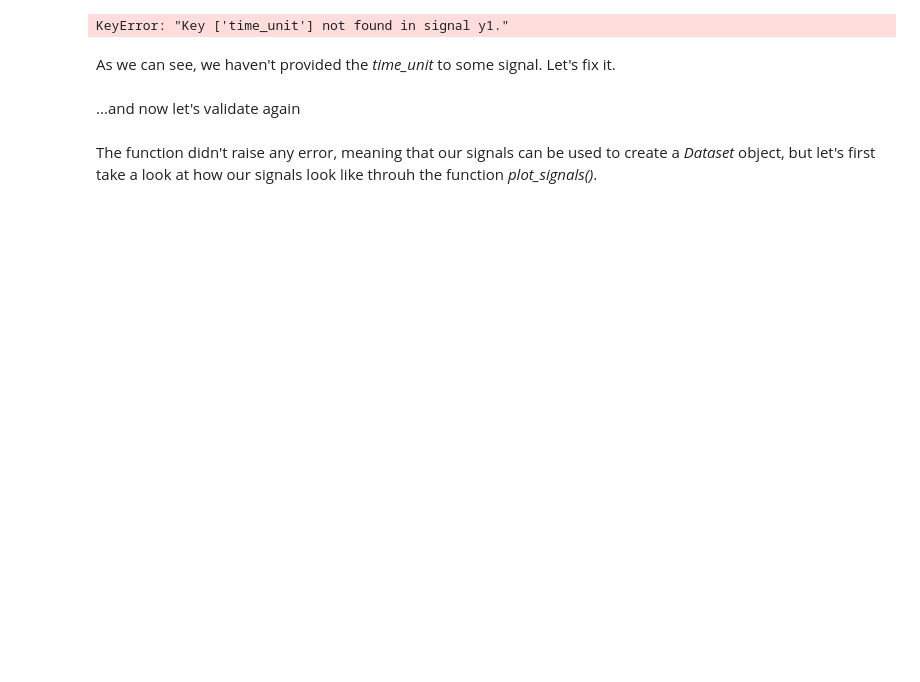
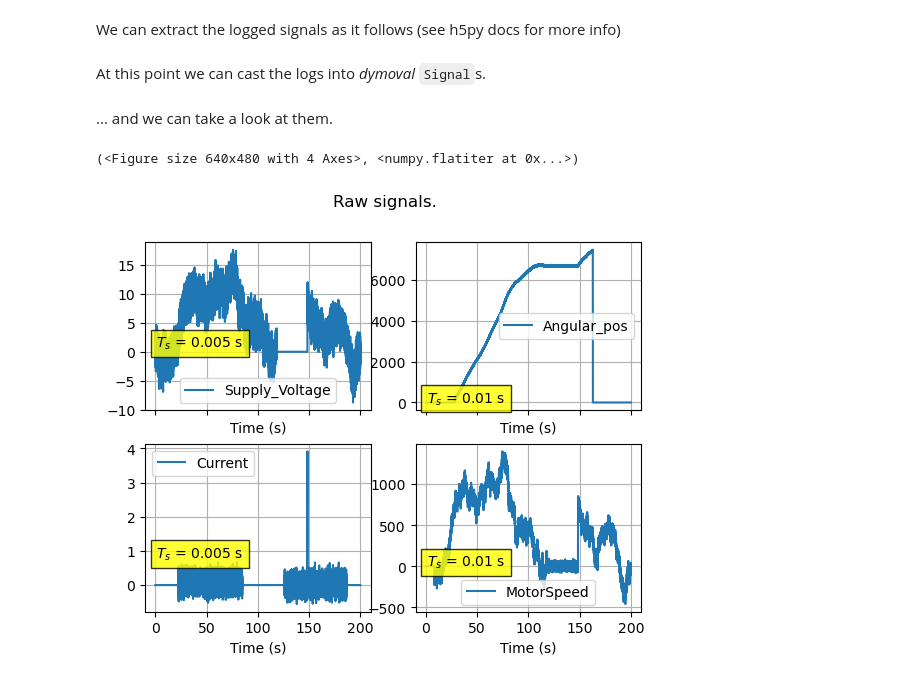
Before and after one commit to VolvoGroup/dymoval, a Jupyter notebook: scripts/tutorial.ipynb, the cells around one changed output. Cells and saved outputs as stored; diff of their text form; code cells hidden in the pictures; blank space fills up the shorter version.

```diff
--- a/scripts/tutorial.ipynb
+++ b/scripts/tutorial.ipynb
@@ -118,0 +29,9 @@ Let's try
+# %% [markdown]
+We can extract the logged signals as it follows (see h5py docs for more info)
+# %%
+V = logs["signals/V"]
+ia = logs["signals/ia"]
+theta = logs["signals/theta"]
+dot_theta = logs["signals/dot_theta"]
+# %% [markdown]
+At this point we can cast the logs into *dymoval* `Signal`s.
@@ -119,6 +49,7 @@ Let's try
+# %% [markdown]
+... and we can take a look at them.
 # %%
-dmv.validate_signals(signal_list)
+dmv.plot_signals(*signal_list)
 # %% [output]
-KeyError: "Key ['time_unit'] not found in signal y1."
+(<Figure size 640x480 with 4 Axes>, <numpy.flatiter at 0x...>)
+[figure, added]
-# %% [markdown]
-As we can see, we haven't provided the *time_unit* to some signal. Let's fix it.
@@ -140,2 +55,0 @@ first_output_idx = len(input_signal_names)
-# %% [markdown]
-...and now let's validate again
@@ -144,2 +55,0 @@ dmv.validate_signals(signal_list)
-# %% [markdown]
-The function didn't raise any error, meaning that our signals can be used to create a *Dataset* object, but let's first take a look at how our signals look like throuh the function *plot_signals()*.
```
Also changed, not shown: parts of 57 cells of this notebook, 3 other files.
